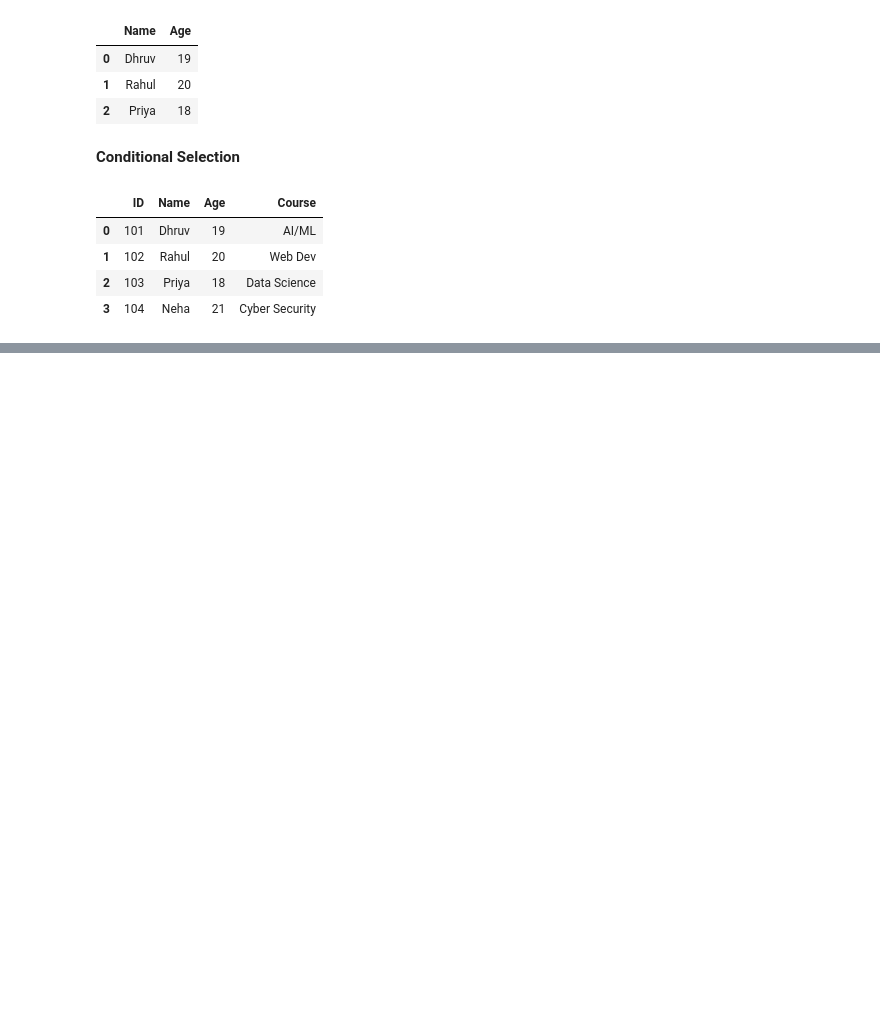
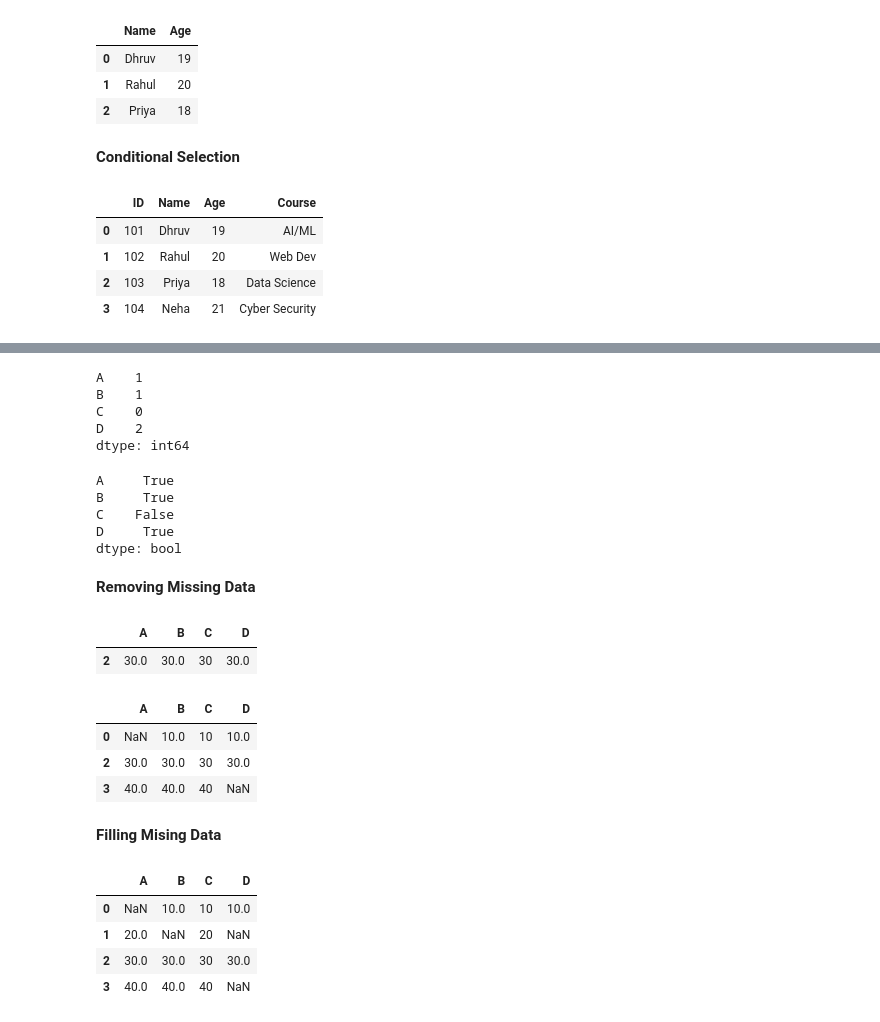
Before and after one commit to dhruv-workspace/Data-Science, a Jupyter notebook: Pandas/pandas-fundamentals.ipynb, the cells around one changed output, grey strips where cells are left out. Drawn from its saved outputs; the diff is of its cells as text; code cells hidden in the pictures; blank space fills up the shorter version.

```diff
--- a/Pandas/pandas-fundamentals.ipynb
+++ b/Pandas/pandas-fundamentals.ipynb
@@ -171,0 +195,40 @@ df_list2[df_list2["Age"] >= 20]
+# %%
+df.isna().sum()
+# %% [output]
+A    1
+B    1
+C    0
+D    2
+dtype: int64
+# %%
+df.isna().any()
+# %% [output]
+A     True
+B     True
+C    False
+D     True
+dtype: bool
+# %% [markdown]
+**Removing Missing Data**
+# %%
+df.dropna() # remove all rows whose have NaN value
+# %% [output]
+|  | A | B | C | D |
+| 2 | 30.0 | 30.0 | 30 | 30.0 |
+# %%
+df.dropna(thresh=3) # thresh means number of non zero element present in row
+# %% [output]
+|  | A | B | C | D |
+| 0 | NaN | 10.0 | 10 | 10.0 |
+| 2 | 30.0 | 30.0 | 30 | 30.0 |
+| 3 | 40.0 | 40.0 | 40 | NaN |
+# %% [markdown]
+**Filling Mising Data**
+# %%
+df
+# %% [output]
+|  | A | B | C | D |
+| 0 | NaN | 10.0 | 10 | 10.0 |
+| 1 | 20.0 | NaN | 20 | NaN |
+| 2 | 30.0 | 30.0 | 30 | 30.0 |
+| 3 | 40.0 | 40.0 | 40 | NaN |
```
Also changed, not shown: parts of 10 cells of this notebook.
